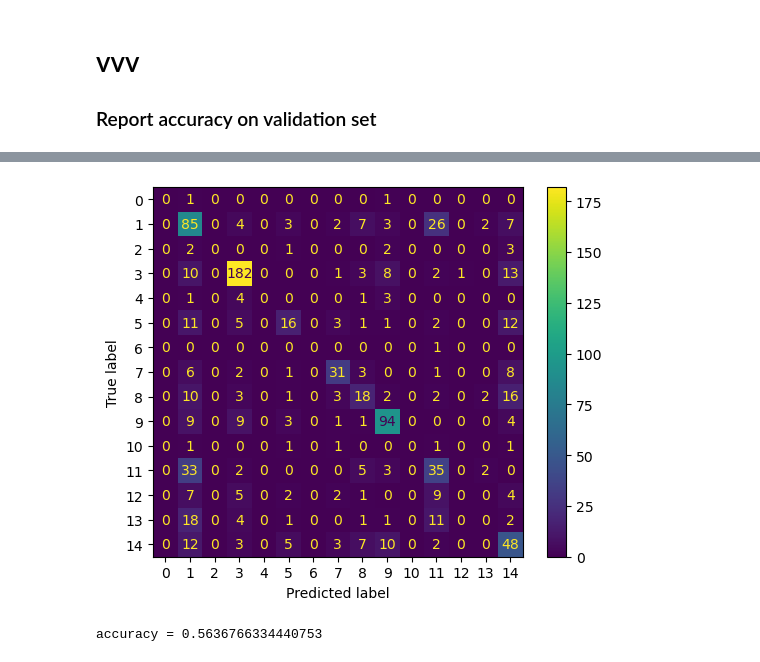
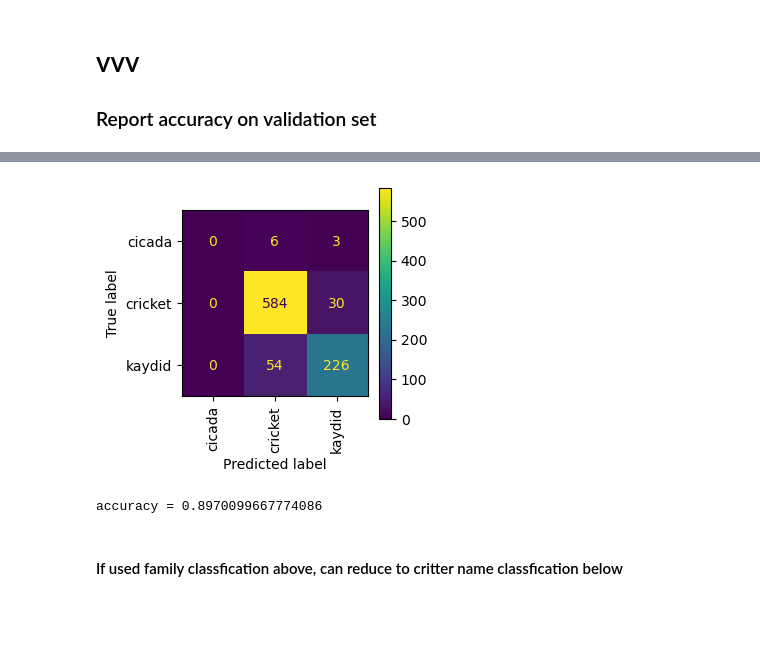
Before and after one commit to andrewcmerwin/ChirpChecker, a Jupyter notebook: CNN_experiment_Yang.ipynb, the cells around one changed output, grey strips where cells are left out. Saved outputs shown, nothing was run; the diff lists cells and outputs as text; code cells hidden in the pictures; blank space fills up the shorter version.

Commit message:
confusion plots

```diff
--- a/CNN_experiment_Yang.ipynb
+++ b/CNN_experiment_Yang.ipynb
@@ -170,4 +218,23 @@ X_train, X_val, y_train, y_val = train_test_split(data_matrix, data_label,
 
 #X_tt, X_val, y_tt, y_val = train_test_split(X_train, y_train, test_size = .2, random_state = 17)
 #print('Train validation split train shape: ', X_tt.shape)
+# %%
+# make model
+input_shape =  (X_train.shape[1], X_train.shape[2],1,) # first dimension of train data is n_datapoints
+model = Sequential([
+    Input(input_shape),
+    layers.Conv2D(32, (3,3), padding='same', activation='relu'),
+    layers.MaxPooling2D((2,2), strides=2),
+    layers.Dropout(0.2),
+    layers.Conv2D(64, (3,3), padding='same', activation='relu'),
+    layers.MaxPooling2D((2,2), strides=2),
+    layers.Dropout(0.2),
+    layers.Flatten(),
+    #layers.Dense(64, activation='relu'),
+    #layers.Dropout(0.2),
+    layers.Dense(len(le.classes_), activation='softmax')
+])
+
+model.compile(loss='categorical_crossentropy',
+              optimizer='adam', metrics=['accuracy'])
 # %%
@@ -193,21 +267,19 @@ model_mfcc_c_c_fam.compile(loss='categorical_crossentropy', optimizer='adam', me
 # train model
 start = time.time()
 epochs = 50
-early_stopping = EarlyStopping(monitor='val_loss', patience=2)
-checkpoint_filepath = '/tmp/ckpt/checkpoint.model.keras'
+early_stopping = EarlyStopping(monitor='val_loss', patience=4)
+checkpoint_filepath = 'E:/chirpfiles/ckpt/checkpoint.model.keras'
 model_checkpoint_callback = ModelCheckpoint(
     filepath=checkpoint_filepath,
     monitor='val_accuracy',
     mode='max',
     save_best_only=True)
 
-history = model_mfcc_c_c_fam.fit(X_train, y_train, epochs=epochs, batch_size=64,
+history = model.fit(X_train, y_train, epochs=epochs, batch_size=64,
                     validation_data=(X_val, y_val),
                     callbacks=[early_stopping, model_checkpoint_callback])
 end = time.time()
 print('time training: ', end - start)
-#predicted_vector = model.predict(X_test)
-#predicted_class_index = np.argmax(predicted_vector, axis=-1)
-#le.inverse_transform(predicted_class_index)
+model.load_weights(checkpoint_filepath)
 # %% [output]
 Epoch 1/50
@@ -277,20 +315,11 @@ plt.show()
 # vvv
 ### Report accuracy on validation set
 # %%
-predicted_vector = model_mfcc_c_c_fam.predict(X_val)
+
+predicted_vector = model.predict(X_val)
 predicted_class_index = np.argmax(predicted_vector, axis=-1)
 pred_class = le.inverse_transform(predicted_class_index)
 true_class_idx = np.where(y_val.astype(int))[1]
 true_class = le.inverse_transform(true_class_idx)
-#print(true_class)
-conf_mat = confusion_matrix(true_class, pred_class)
-#print(pd.DataFrame(conf_mat))#,
-#                 columns = ['Predicted 0', 'Predicted 1', 'Predicted 2', 'Predicted 3'],
-#                 index = ['Actual 0', 'Actual 1', 'Actual 2', 'Actual 3'])
-cm_display = metrics.ConfusionMatrixDisplay(confusion_matrix
-                                            = conf_mat)
-cm_display.plot()
-plt.show()
-accuracy = np.diagonal(conf_mat).sum()/np.sum(conf_mat)
-print('accuracy =', accuracy)
+plot_confusion(true_class, pred_class)
 # %% [output]
@@ -298,4 +327,6 @@ print('accuracy =', accuracy)
-[figure, old version]
+[figure, new version]
-accuracy = 0.5636766334440753
+accuracy = 0.8970099667774086
+# %% [markdown]
+#### If used family classfication above, can reduce to critter name classfication below
 # %%
 print(np.unique(true_class))
```
Also changed, not shown: parts of 36 cells of this notebook, 4 other files.
